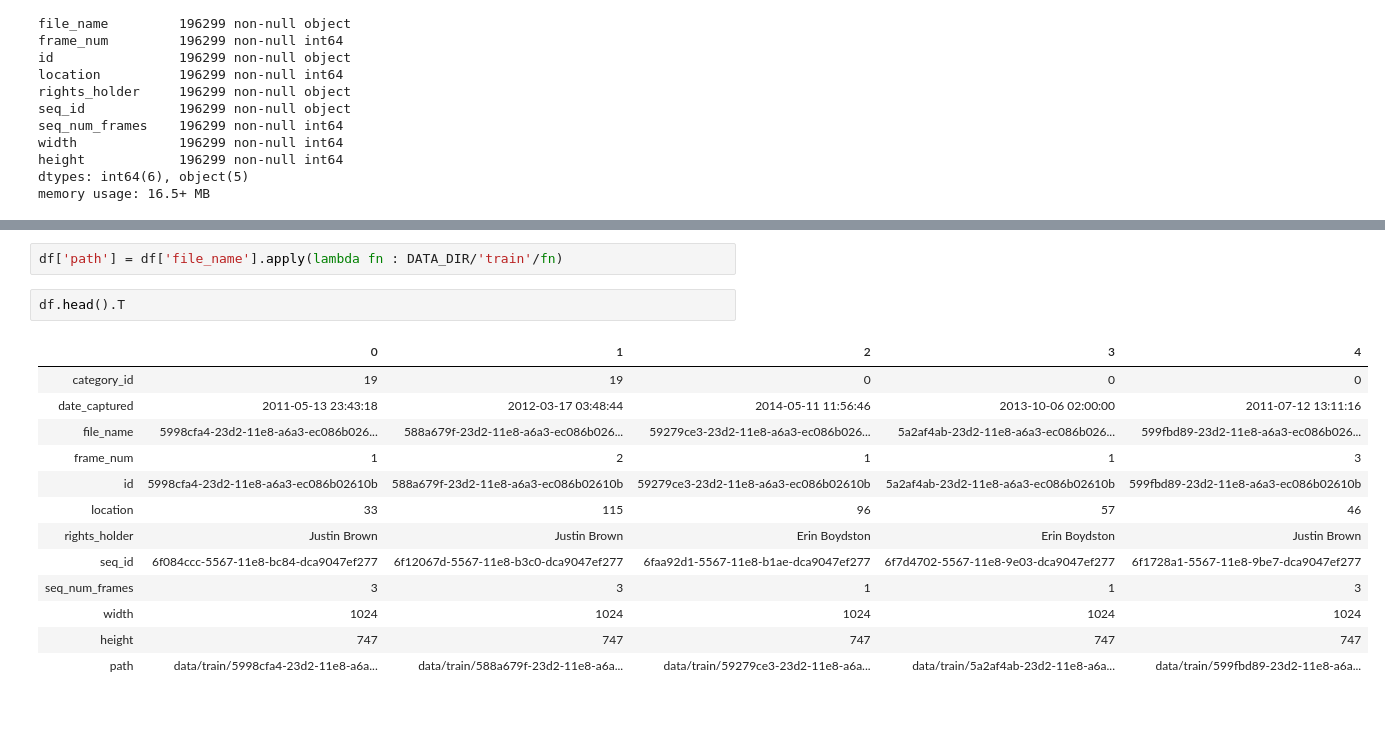
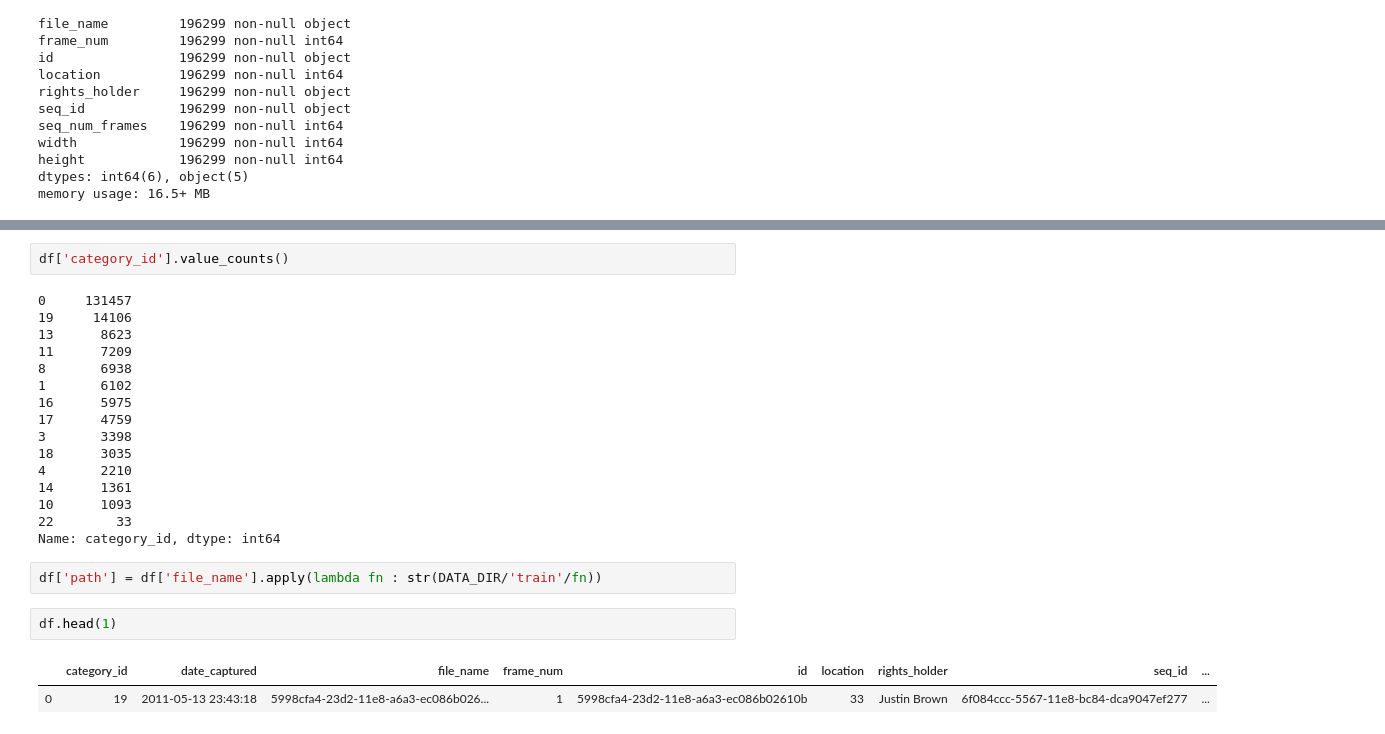
Before and after one commit to mjurkus/ai_bootcamp_9_iWildCam, a Jupyter notebook: iWildCamp.ipynb, the cells around one changed output, grey strips where cells are left out. Saved outputs shown, nothing was run; the diff lists cells and outputs as text.

```diff
--- a/iWildCamp.ipynb
+++ b/iWildCamp.ipynb
@@ -87,18 +78,25 @@ memory usage: 16.5+ MB
+# %%
+df['category_id'].value_counts()
+# %% [output]
+0     131457
+19     14106
+13      8623
+11      7209
+8       6938
+1       6102
+16      5975
+17      4759
+3       3398
+18      3035
+4       2210
+14      1361
+10      1093
+22        33
+Name: category_id, dtype: int64
 # %%
-df['path'] = df['file_name'].apply(lambda fn : DATA_DIR/'train'/fn)
+df['path'] = df['file_name'].apply(lambda fn : str(DATA_DIR/'train'/fn))
 # %%
-df.head().T
+df.head(1)
 # %% [output]
-|  | 0 | 1 | 2 | 3 | 4 |
-| category_id | 19 | 19 | 0 | 0 | 0 |
-| date_captured | 2011-05-13 23:43:18 | 2012-03-17 03:48:44 | 2014-05-11 11:56:46 | 2013-10-06 02:00:00 | 2011-07-12 13:11:16 |
-| file_name | 5998cfa4-23d2-11e8-a6a3-ec086b026... | 588a679f-23d2-11e8-a6a3-ec086b026... | 59279ce3-23d2-11e8-a6a3-ec086b026... | 5a2af4ab-23d2-11e8-a6a3-ec086b026... | 599fbd89-23d2-11e8-a6a3-ec086b026... |
-| frame_num | 1 | 2 | 1 | 1 | 3 |
-| id | 5998cfa4-23d2-11e8-a6a3-ec086b02610b | 588a679f-23d2-11e8-a6a3-ec086b02610b | 59279ce3-23d2-11e8-a6a3-ec086b02610b | 5a2af4ab-23d2-11e8-a6a3-ec086b02610b | 599fbd89-23d2-11e8-a6a3-ec086b02610b |
-| location | 33 | 115 | 96 | 57 | 46 |
-| rights_holder | Justin Brown | Justin Brown | Erin Boydston | Erin Boydston | Justin Brown |
-| seq_id | 6f084ccc-5567-11e8-bc84-dca9047ef277 | 6f12067d-5567-11e8-b3c0-dca9047ef277 | 6faa92d1-5567-11e8-b1ae-dca9047ef277 | 6f7d4702-5567-11e8-9e03-dca9047ef277 | 6f1728a1-5567-11e8-9be7-dca9047ef277 |
-| seq_num_frames | 3 | 3 | 1 | 1 | 3 |
-| width | 1024 | 1024 | 1024 | 1024 | 1024 |
-| height | 747 | 747 | 747 | 747 | 747 |
-| path | data/train/5998cfa4-23d2-11e8-a6a... | data/train/588a679f-23d2-11e8-a6a... | data/train/59279ce3-23d2-11e8-a6a... | data/train/5a2af4ab-23d2-11e8-a6a... | data/train/599fbd89-23d2-11e8-a6a... |
+|  | category_id | date_captured | file_name | frame_num | id | location | rights_holder | seq_id | ... |
+| 0 | 19 | 2011-05-13 23:43:18 | 5998cfa4-23d2-11e8-a6a3-ec086b026... | 1 | 5998cfa4-23d2-11e8-a6a3-ec086b02610b | 33 | Justin Brown | 6f084ccc-5567-11e8-bc84-dca9047ef277 | ... |
```
Also changed, not shown: parts of 16 cells of this notebook, 3 other files.
